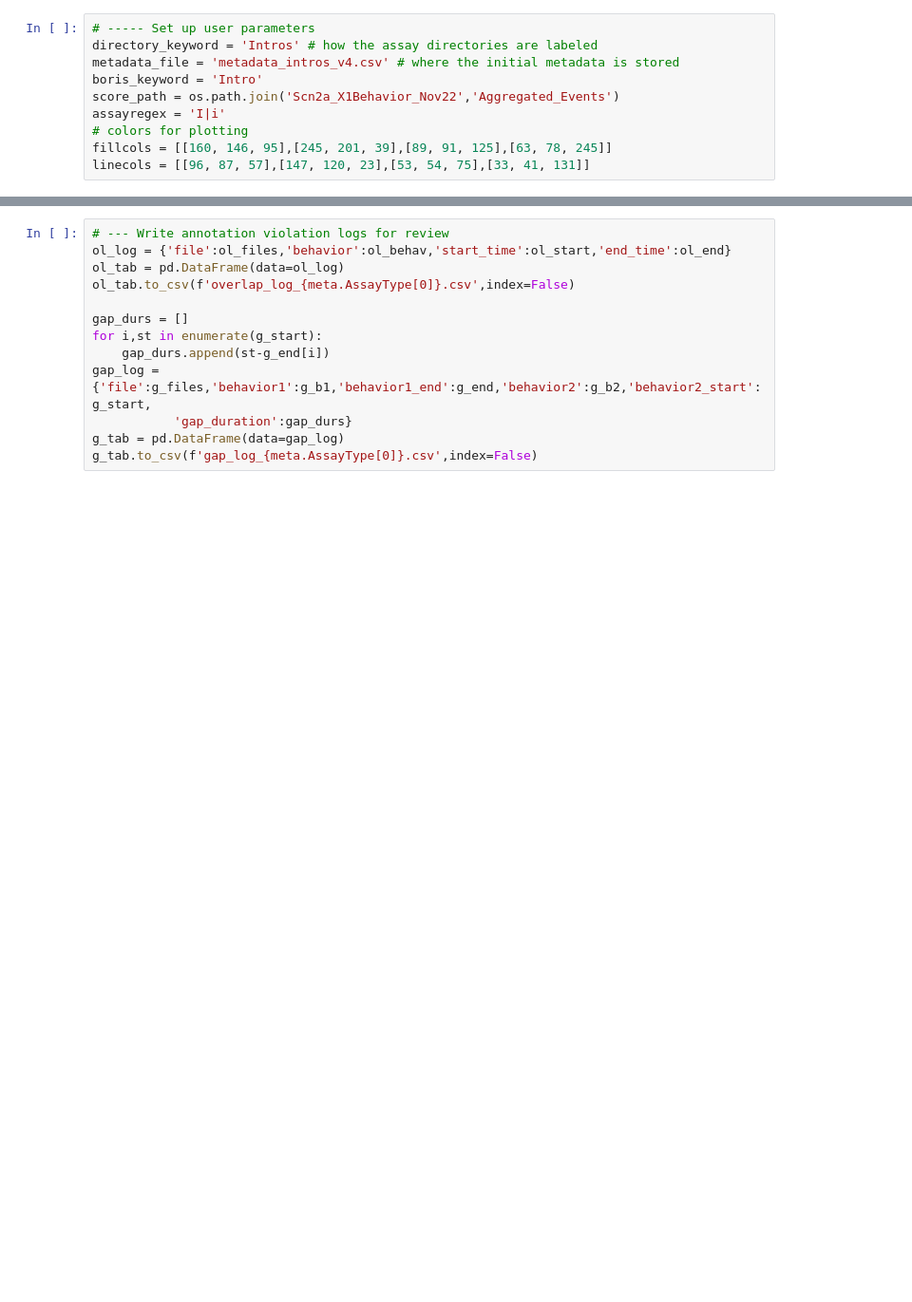
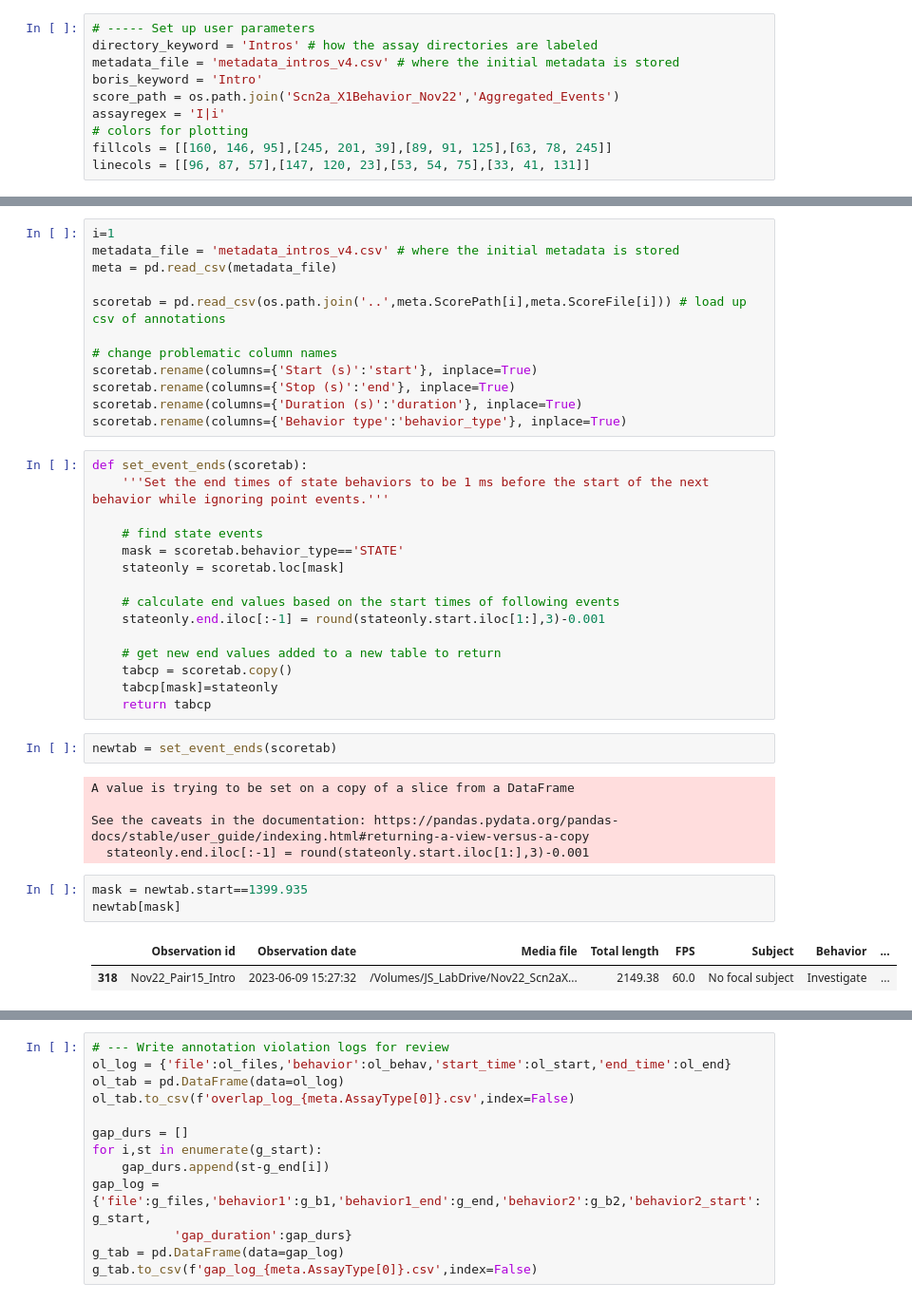
Before and after one commit to nhoglen/scn2a-paper-GWJSNH-code, a Jupyter notebook: pipeline_NWB-intros.ipynb, the cells around one changed output, grey strips where cells are left out. Shown at 95% size. Saved outputs shown, nothing was run; the diff lists cells and outputs as text; blank space fills up the shorter version.

Commit message:
Setting up metadata and error checking assays
Plus full NWB file pipeline for intros

```diff
--- a/pipeline_NWB-intros.ipynb
+++ b/pipeline_NWB-intros.ipynb
@@ -37 +284,41 @@ linecols = [[96, 87, 57],[147, 120, 23],[53, 54, 75],[33, 41, 131]]
+# %%
+i=1
+metadata_file = 'metadata_intros_v4.csv' # where the initial metadata is stored
+meta = pd.read_csv(metadata_file)
+
+scoretab = pd.read_csv(os.path.join('..',meta.ScorePath[i],meta.ScoreFile[i])) # load up csv of annotations
+
+# change problematic column names
+scoretab.rename(columns={'Start (s)':'start'}, inplace=True)
+scoretab.rename(columns={'Stop (s)':'end'}, inplace=True)
+scoretab.rename(columns={'Duration (s)':'duration'}, inplace=True)
+scoretab.rename(columns={'Behavior type':'behavior_type'}, inplace=True)
+# %%
+def set_event_ends(scoretab):
+    '''Set the end times of state behaviors to be 1 ms before the start of the next behavior while ignoring point events.'''
+
+    # find state events
+    mask = scoretab.behavior_type=='STATE'
+    stateonly = scoretab.loc[mask]
+
+    # calculate end values based on the start times of following events
+    stateonly.end.iloc[:-1] = round(stateonly.start.iloc[1:],3)-0.001
+
+    # get new end values added to a new table to return
+    tabcp = scoretab.copy()
+    tabcp[mask]=stateonly
+    return tabcp
+# %%
+newtab = set_event_ends(scoretab)
+# %% [output]
+A value is trying to be set on a copy of a slice from a DataFrame
+
+See the caveats in the documentation: https://pandas.pydata.org/pandas-docs/stable/user_guide/indexing.html#returning-a-view-versus-a-copy
+  stateonly.end.iloc[:-1] = round(stateonly.start.iloc[1:],3)-0.001
+# %%
+mask = newtab.start==1399.935
+newtab[mask]
+# %% [output]
+|  | Observation id | Observation date | Media file | Total length | FPS | Subject | Behavior | ... |
+| 318 | Nov22_Pair15_Intro | 2023-06-09 15:27:32 | /Volumes/JS_LabDrive/Nov22_Scn2aX... | 2149.38 | 60.0 | No focal subject | Investigate | ... |
 # %%
```
Also changed, not shown: parts of 4 cells of this notebook, 9 other files.
